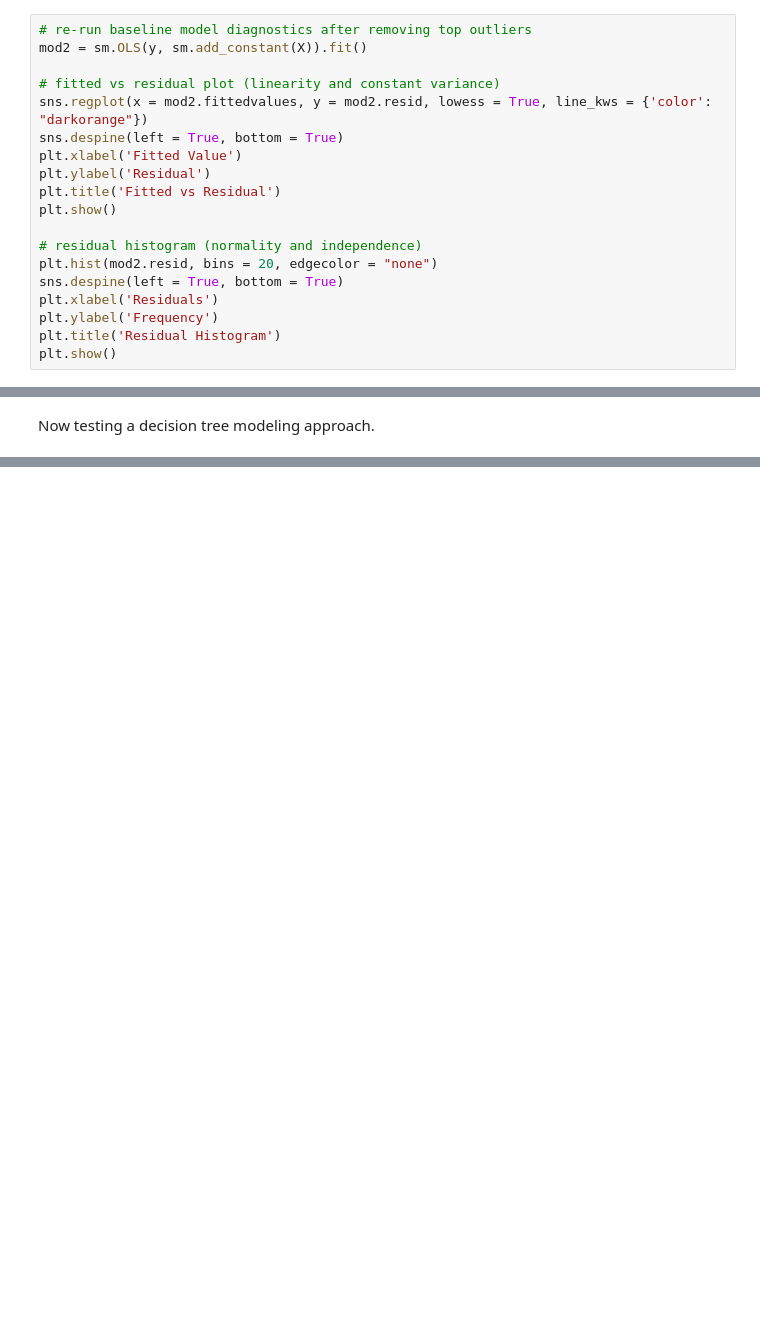
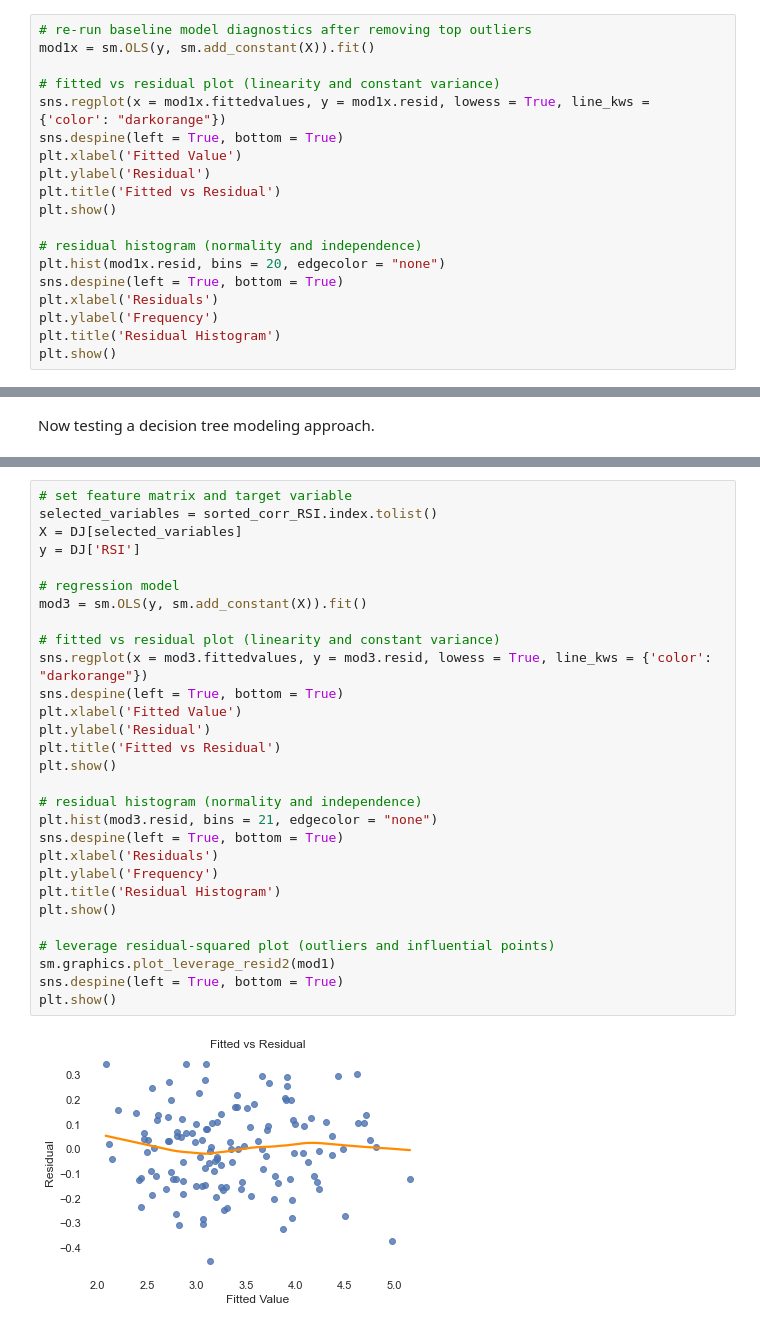
Before and after one commit to mithilguru/Illinois-Strength-Trends, a Jupyter notebook: StrengthTesting-July-2023.ipynb, the cells around one changed output, grey strips where cells are left out. Saved outputs shown, nothing was run; the diff lists cells and outputs as text; blank space fills up the shorter version.

Commit message:
Draft models

```diff
--- a/StrengthTesting-July-2023.ipynb
+++ b/StrengthTesting-July-2023.ipynb
@@ -585,10 +578,10 @@ After checking for assumptions, we **proceed with caution** as the data / variab
 # DJ = DJ.drop(influential_indices, axis = 0)
 # %%
 # re-run baseline model diagnostics after removing top outliers
-mod2 = sm.OLS(y, sm.add_constant(X)).fit()
+mod1x = sm.OLS(y, sm.add_constant(X)).fit()
 
 # fitted vs residual plot (linearity and constant variance)
-sns.regplot(x = mod2.fittedvalues, y = mod2.resid, lowess = True, line_kws = {'color': "darkorange"})
+sns.regplot(x = mod1x.fittedvalues, y = mod1x.resid, lowess = True, line_kws = {'color': "darkorange"})
 sns.despine(left = True, bottom = True)
 plt.xlabel('Fitted Value')
 plt.ylabel('Residual')
@@ -596,7 +589,7 @@ plt.title('Fitted vs Residual')
 plt.show()
 
 # residual histogram (normality and independence)
-plt.hist(mod2.resid, bins = 20, edgecolor = "none")
+plt.hist(mod1x.resid, bins = 20, edgecolor = "none")
 sns.despine(left = True, bottom = True)
 plt.xlabel('Residuals')
 plt.ylabel('Frequency')
@@ -760,0 +709,31 @@ Cross-Validation RMSE: [4.030714313864578, 0.34825524990394086, 0.50305217160351
+# %%
+# set feature matrix and target variable
+selected_variables = sorted_corr_RSI.index.tolist()
+X = DJ[selected_variables]
+y = DJ['RSI']
+
+# regression model
+mod3 = sm.OLS(y, sm.add_constant(X)).fit()
+
+# fitted vs residual plot (linearity and constant variance)
+sns.regplot(x = mod3.fittedvalues, y = mod3.resid, lowess = True, line_kws = {'color': "darkorange"})
+sns.despine(left = True, bottom = True)
+plt.xlabel('Fitted Value')
+plt.ylabel('Residual')
+plt.title('Fitted vs Residual')
+plt.show()
+
+# residual histogram (normality and independence)
+plt.hist(mod3.resid, bins = 21, edgecolor = "none")
+sns.despine(left = True, bottom = True)
+plt.xlabel('Residuals')
+plt.ylabel('Frequency')
+plt.title('Residual Histogram')
+plt.show()
+
+# leverage residual-squared plot (outliers and influential points)
+sm.graphics.plot_leverage_resid2(mod1)
+sns.despine(left = True, bottom = True)
+plt.show()
+# %% [output]
+[figure, added]
```
Also changed, not shown: parts of 36 cells of this notebook.
